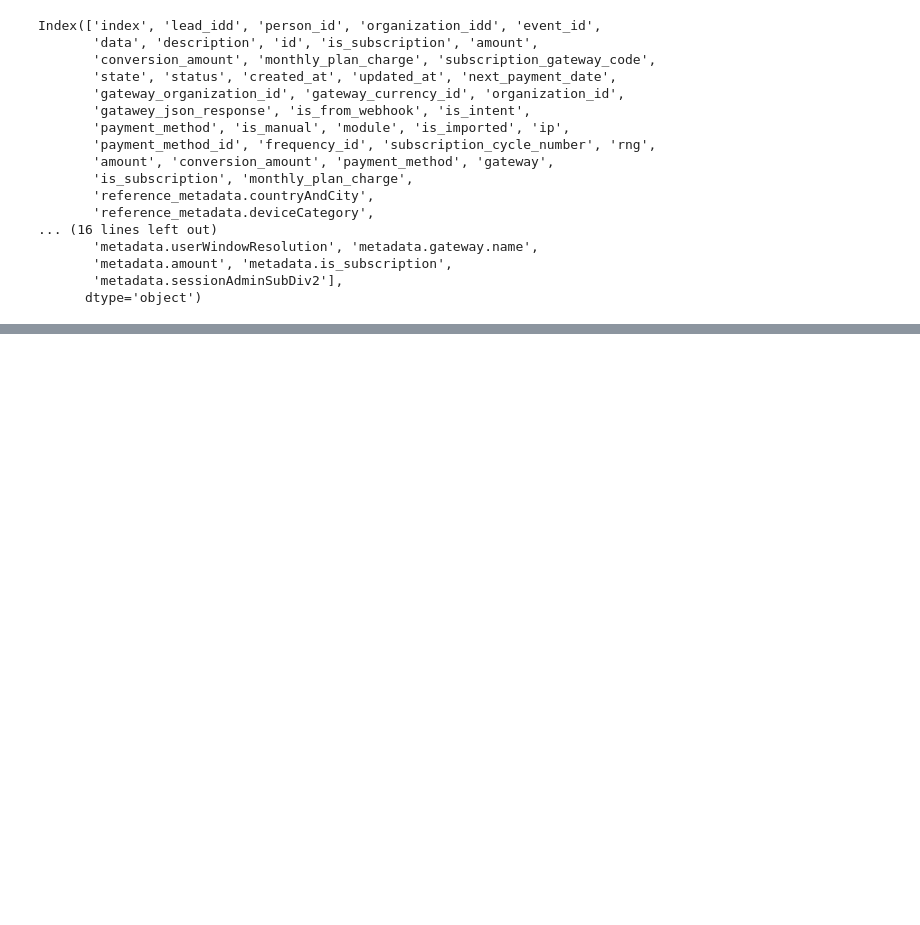
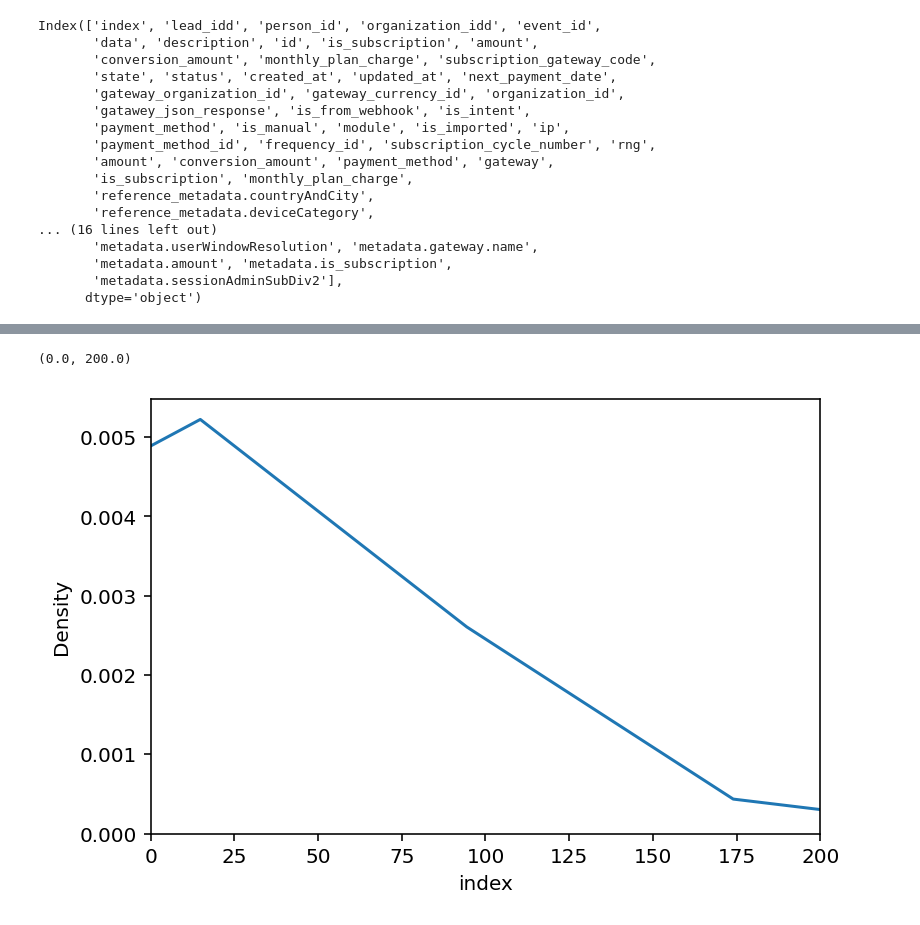
Before and after one commit to DiegoAlves-data/Visual_Studio_Data_Science, a Jupyter notebook: Final_Project/Final_Project_02.ipynb, the cells around one changed output, grey strips where cells are left out. Drawn from its saved outputs; the diff is of its cells as text; code cells hidden in the pictures; blank space fills up the shorter version.

```diff
--- a/Final_Project/Final_Project_02.ipynb
+++ b/Final_Project/Final_Project_02.ipynb
@@ -366,0 +391,6 @@ Name: operating_system, dtype: int64
+# %%
+sns.distplot(group_1['index'], hist=False)
+plt.xlim([0, 200])
+# %% [output]
+(0.0, 200.0)
+[figure, added]
```
Also changed, not shown: parts of 41 cells of this notebook.
